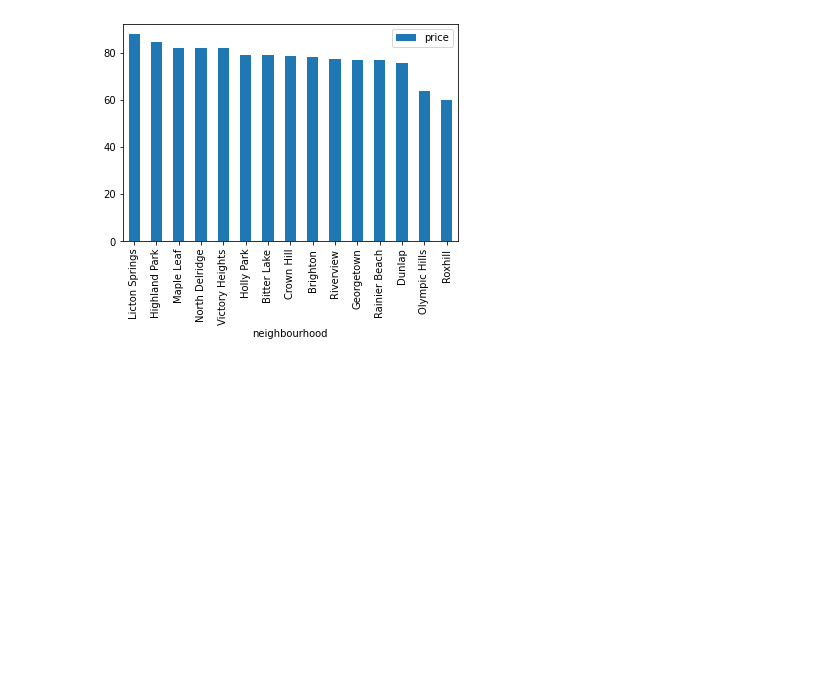
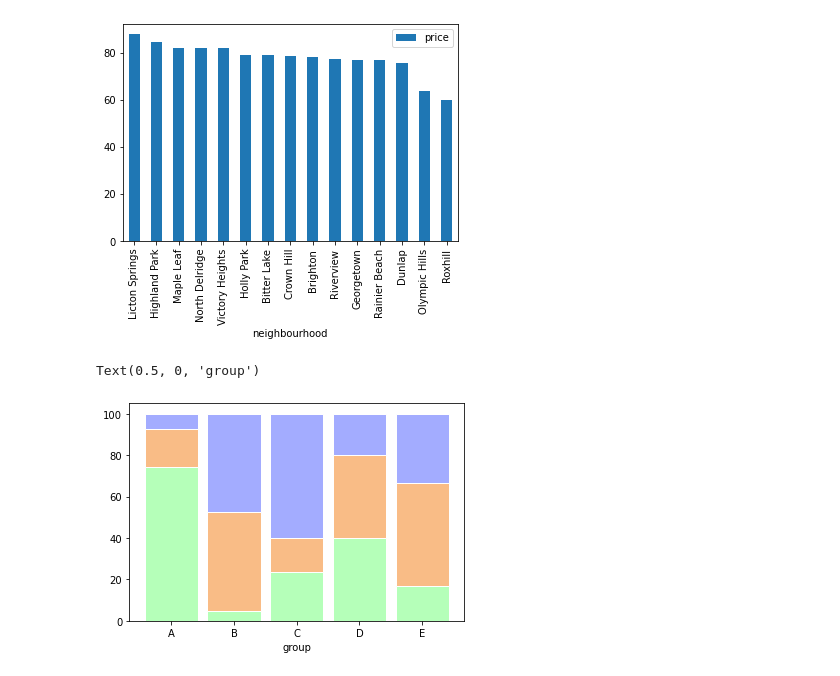
Before and after one commit to bruno-doval/Project-1, a Jupyter notebook: wrangling.ipynb, the cells around one changed output. Drawn from its saved outputs; the diff is of its cells as text; code cells hidden in the pictures; blank space fills up the shorter version.

```diff
--- a/wrangling.ipynb
+++ b/wrangling.ipynb
@@ -170,3 +170,33 @@ price_n.sort_values(by='price',ascending=False).tail(15).plot.bar()
 # %% [output]
 <matplotlib.axes._subplots.AxesSubplot at 0x...>
 [figure]
+# %%
+# Data
+r = [0,1,2,3,4]
+raw_data = {'greenBars': [20, 1.5, 7, 10, 5], 'orangeBars': [5, 15, 5, 10, 15],'blueBars': [2, 15, 18, 5, 10]}
+df = pd.DataFrame(raw_data)
+
+# From raw value to percentage
+totals = [i+j+k for i,j,k in zip(df['greenBars'], df['orangeBars'], df['blueBars'])]
+greenBars = [i / j * 100 for i,j in zip(df['greenBars'], totals)]
+orangeBars = [i / j * 100 for i,j in zip(df['orangeBars'], totals)]
+blueBars = [i / j * 100 for i,j in zip(df['blueBars'], totals)]
+# %%
+# plot
+barWidth = 0.85
+names = ('A','B','C','D','E')
+# Create green Bars
+plt.bar(r, greenBars, color='#b5ffb9', edgecolor='white', width=barWidth)
+# Create orange Bars
+plt.bar(r, orangeBars, bottom=greenBars, color='#f9bc86', edgecolor='white', width=barWidth)
+# Create blue Bars
+plt.bar(r, blueBars, bottom=[i+j for i,j in zip(greenBars, orangeBars)], color='#a3acff', edgecolor='white', width=barWidth)
+
+# Custom x axis
+plt.xticks(r, names)
+plt.xlabel("group")
+
+# Show graphic
+# %% [output]
+Text(0.5, 0, 'group')
+[figure, added]
```
Also changed, not shown: parts of 1 cell of this notebook, 2 other files.
